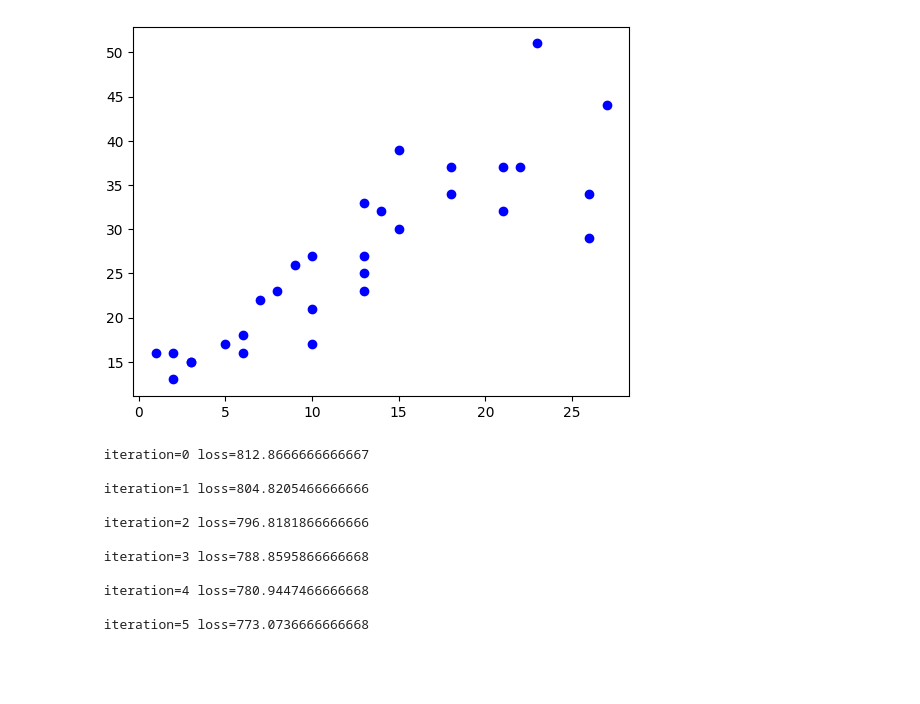
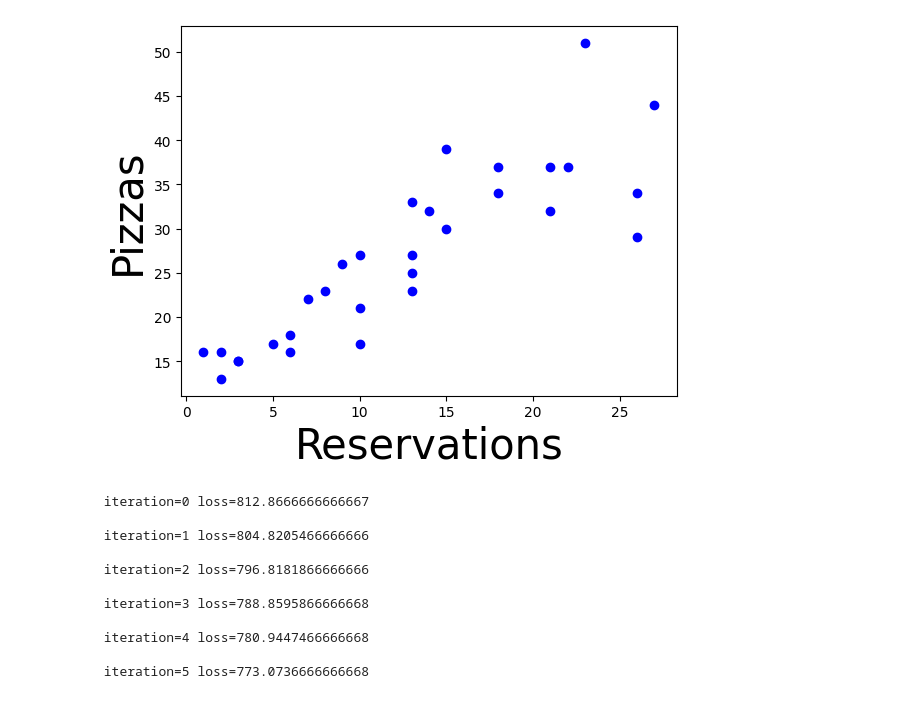
Before and after one commit to DanyelMorales/MLLearneerRepo, a Jupyter notebook: LinearRegressionWithAnimation.ipynb, the cells around one changed output. Cells and saved outputs as stored; diff of their text form; code cells hidden in the pictures; blank space fills up the shorter version.

```diff
--- a/LinearRegressionWithAnimation.ipynb
+++ b/LinearRegressionWithAnimation.ipynb
@@ -4,35 +4,41 @@
 import numpy as np
 import matplotlib.pyplot as plt
 from IPython.display import display, clear_output
 import seaborn as sns
 
+
+xLabel = "Reservations"
+yLabel = "Pizzas"
+
+
 plt.ion()
 fig = plt.figure()
 ax = fig.add_subplot(1, 1, 1)
 
 X,Y =np.loadtxt("https://raw.githubusercontent.com/DanyelMorales/MLLearneerRepo/main/dataset/pizza.txt",skiprows=1, unpack=True)
-
+plt.xlabel(xLabel, fontsize=30)
+plt.ylabel(yLabel,fontsize=30)
 ax.plot(X,Y, "bo")
 
 def graph(X1,Y1, id):
     ax.set_xlim(0, id)
     ax.cla()
     ax.plot(X1,Y1, "bo")
     line1, = ax.plot(X1,X1, 'b-')
     display(fig)
     clear_output(wait = True)
     plt.pause(0.5)
     return line1
 
 
 def updateLine(X1,Y1,theLine):
     theLine.set_ydata(Y1)
     theLine.set_xdata(X1)
     display(fig)
     clear_output(wait = True)
     #plt.pause(0.5)
 # %% [output]
-[figure, old version]
+[figure, new version]
 # %%
 def showHistory(X,Y,historyW):
   theLine=graph(X,Y,1)
```
